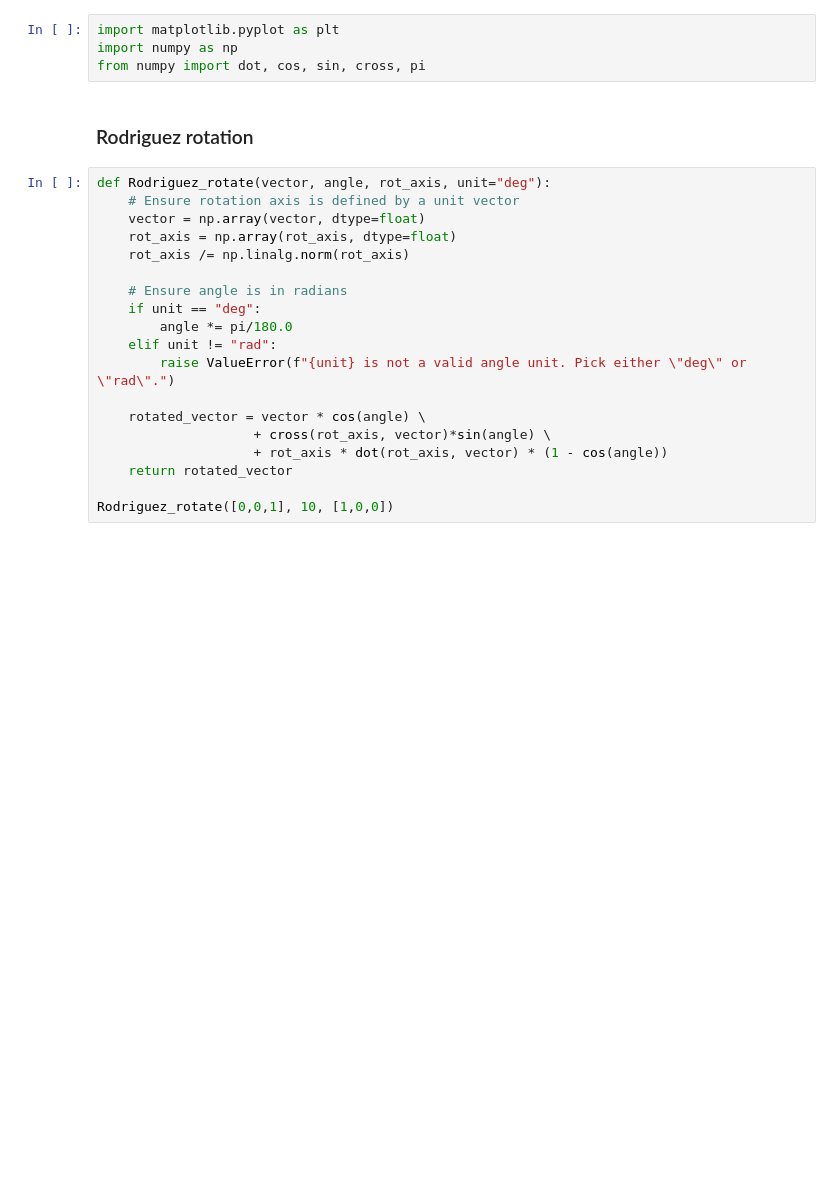
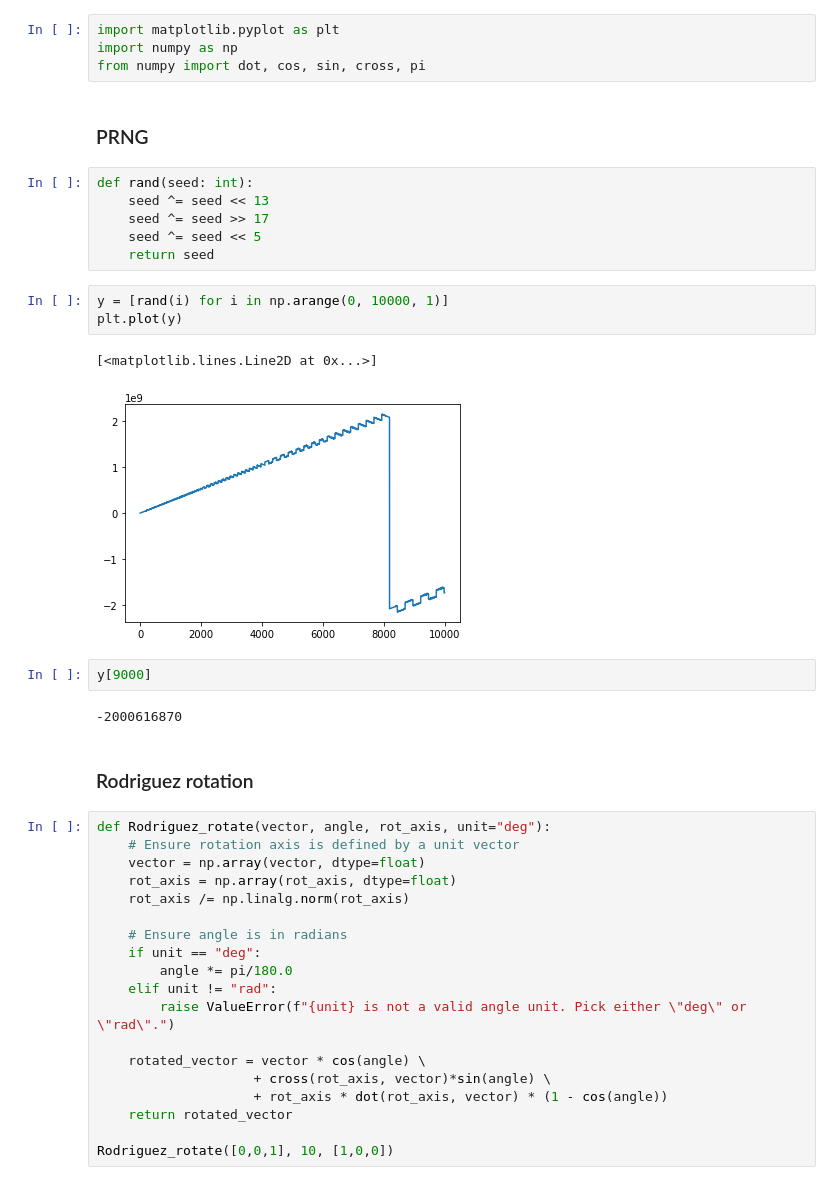
Before and after one commit to RobertRuta/GPU_Accelerated_Vicsek, a Jupyter notebook: Assets/Code/Common/Experimental/unitvector/uniform_random_unit_vectors_various_surfaces.ipynb, the cells around one changed output. Cells and saved outputs as stored; diff of their text form; blank space fills up the shorter version.

```diff
--- a/Assets/Code/Common/Experimental/unitvector/uniform_random_unit_vectors_various_surfaces.ipynb
+++ b/Assets/Code/Common/Experimental/unitvector/uniform_random_unit_vectors_various_surfaces.ipynb
@@ -2,6 +2,24 @@
 import matplotlib.pyplot as plt
 import numpy as np
 from numpy import dot, cos, sin, cross, pi
+# %% [markdown]
+### PRNG
+# %%
+def rand(seed: int):
+    seed ^= seed << 13
+    seed ^= seed >> 17
+    seed ^= seed << 5
+    return seed
+# %%
+y = [rand(i) for i in np.arange(0, 10000, 1)]
+plt.plot(y)
+# %% [output]
+[<matplotlib.lines.Line2D at 0x...>]
+[figure, added]
+# %%
+y[9000]
+# %% [output]
+-2000616870
 # %% [markdown]
 ### Rodriguez rotation
 # %%
```
Also changed, not shown: parts of 4 cells of this notebook, 14 other files.
